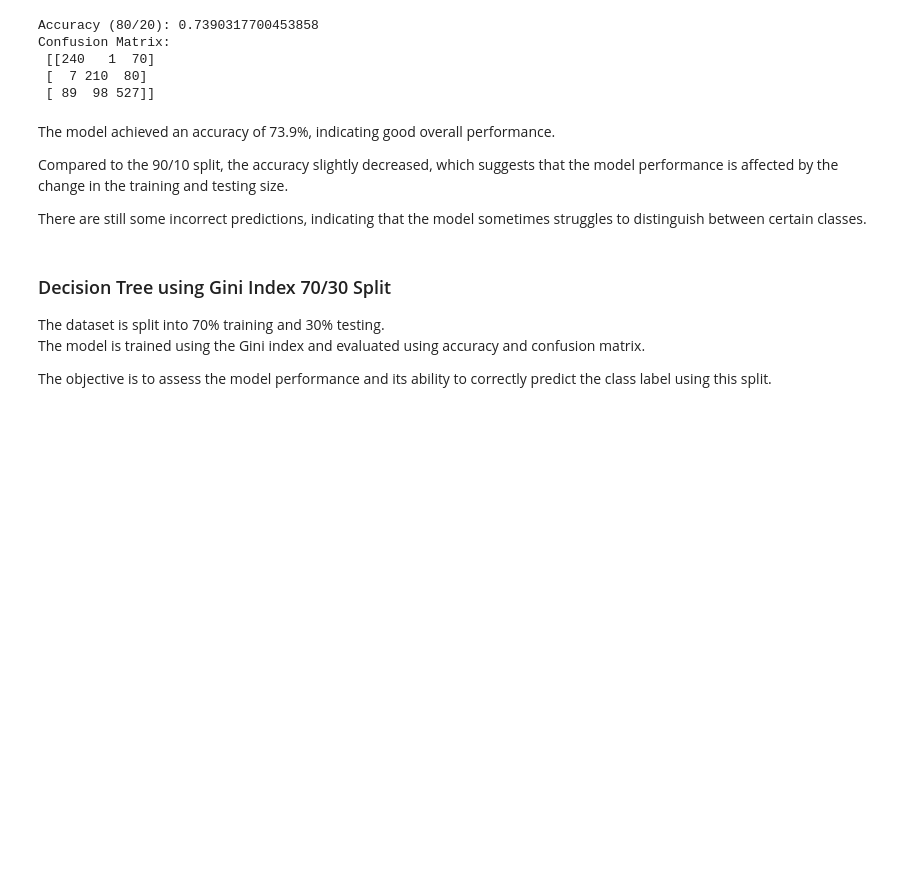
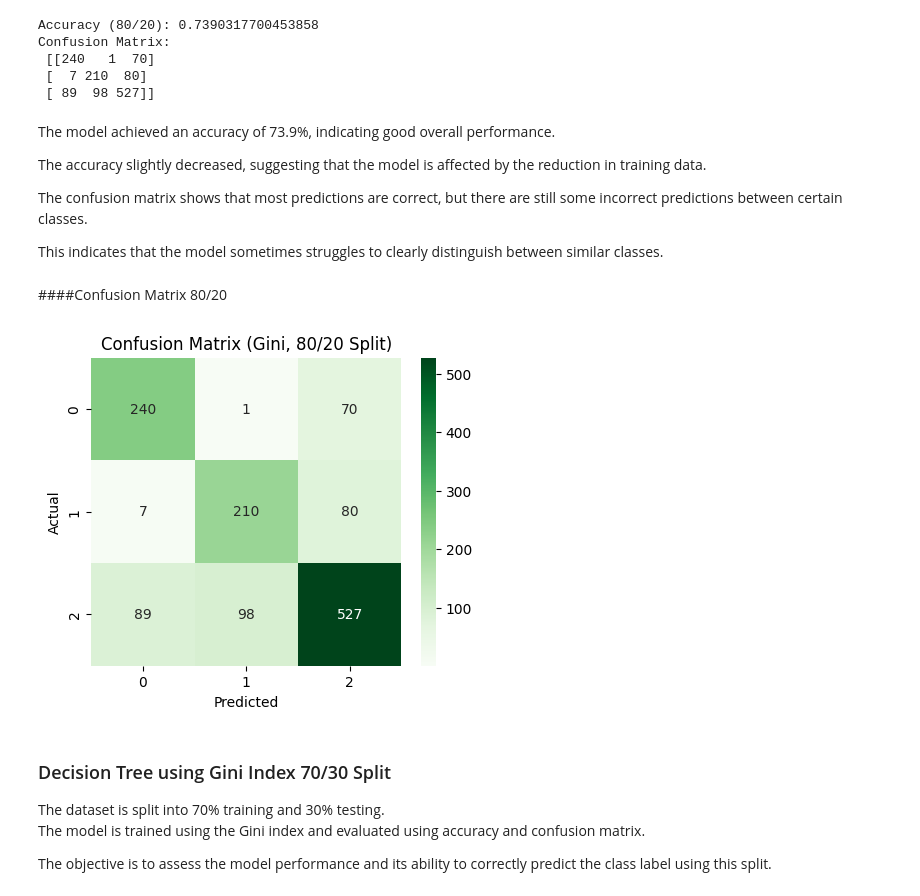
Before and after one commit to leeno-ob/IT326-project, a Jupyter notebook: Phase3.ipynb, the cells around one changed output. Drawn from its saved outputs; the diff is of its cells as text; code cells hidden in the pictures; blank space fills up the shorter version.

```diff
--- a/Phase3.ipynb
+++ b/Phase3.ipynb
@@ -108,9 +124,22 @@ Confusion Matrix:
 # %% [markdown]
 The model achieved an accuracy of 73.9%, indicating good overall performance.
 
-Compared to the 90/10 split, the accuracy slightly decreased, which suggests that the model performance is affected by the change in the training and testing size.
+The accuracy slightly decreased, suggesting that the model is affected by the reduction in training data.
 
-There are still some incorrect predictions, indicating that the model sometimes struggles to distinguish between certain classes.
+The confusion matrix shows that most predictions are correct, but there are still some incorrect predictions between certain classes.
+
+This indicates that the model sometimes struggles to clearly distinguish between similar classes.
+# %% [markdown]
+####Confusion Matrix 80/20
+# %%
+plt.figure(figsize=(5,4))
+sns.heatmap(cm_80, annot=True, fmt="d", cmap="Greens")
+plt.title("Confusion Matrix (Gini, 80/20 Split)")
+plt.xlabel("Predicted")
+plt.ylabel("Actual")
+plt.show()
+# %% [output]
+[figure, added]
 # %% [markdown]
 ### Decision Tree using Gini Index 70/30 Split
 
```
Also changed, not shown: parts of 18 cells of this notebook.
